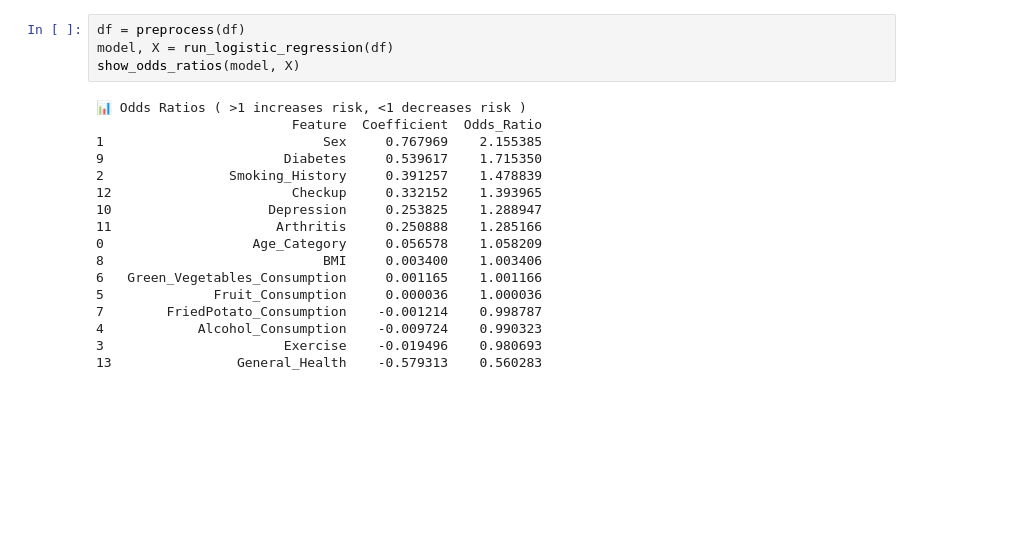
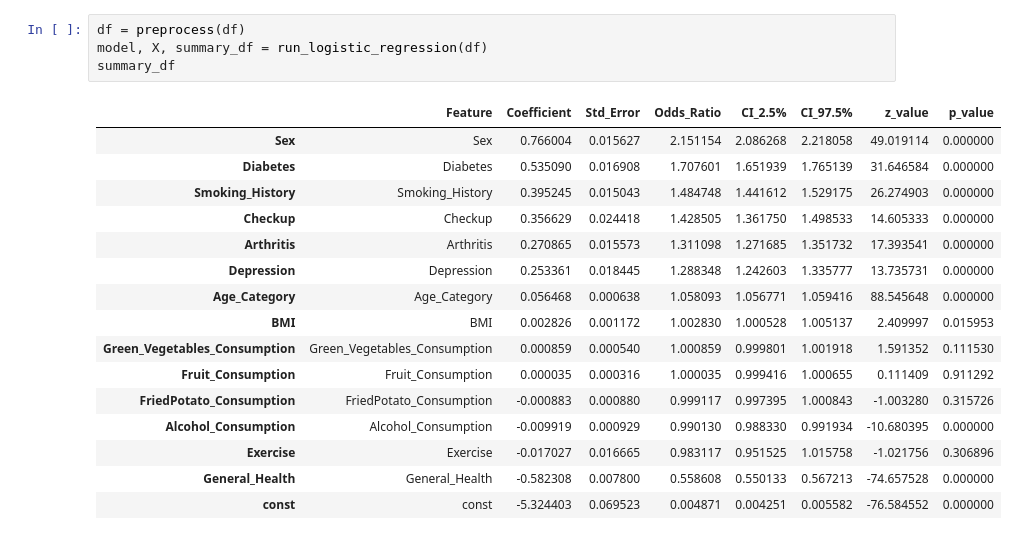
Before and after one commit to kris71028/Seminarska-naloga-VUI, a Jupyter notebook: regression.ipynb, the cells around one changed output. Drawn from its saved outputs; the diff is of its cells as text; blank space fills up the shorter version.

Commit message:
regression summary, xgboost

```diff
--- a/regression.ipynb
+++ b/regression.ipynb
@@ -41,21 +38,21 @@ plot_normality_qq(df)
 # %%
 df = preprocess(df)
-model, X = run_logistic_regression(df)
-show_odds_ratios(model, X)
+model, X, summary_df = run_logistic_regression(df)
+summary_df
 # %% [output]
-📊 Odds Ratios ( >1 increases risk, <1 decreases risk )
-                         Feature  Coefficient  Odds_Ratio
-1                            Sex     0.767969    2.155385
-9                       Diabetes     0.539617    1.715350
-2                Smoking_History     0.391257    1.478839
-12                       Checkup     0.332152    1.393965
-10                    Depression     0.253825    1.288947
-11                     Arthritis     0.250888    1.285166
-0                   Age_Category     0.056578    1.058209
-8                            BMI     0.003400    1.003406
-6   Green_Vegetables_Consumption     0.001165    1.001166
-5              Fruit_Consumption     0.000036    1.000036
-7        FriedPotato_Consumption    -0.001214    0.998787
-4            Alcohol_Consumption    -0.009724    0.990323
-3                       Exercise    -0.019496    0.980693
-13                General_Health    -0.579313    0.560283
+|  | Feature | Coefficient | Std_Error | Odds_Ratio | CI_2.5% | CI_97.5% | z_value | p_value |
+| Sex | Sex | 0.766004 | 0.015627 | 2.151154 | 2.086268 | 2.218058 | 49.019114 | 0.000000 |
+| Diabetes | Diabetes | 0.535090 | 0.016908 | 1.707601 | 1.651939 | 1.765139 | 31.646584 | 0.000000 |
+| Smoking_History | Smoking_History | 0.395245 | 0.015043 | 1.484748 | 1.441612 | 1.529175 | 26.274903 | 0.000000 |
+| Checkup | Checkup | 0.356629 | 0.024418 | 1.428505 | 1.361750 | 1.498533 | 14.605333 | 0.000000 |
+| Arthritis | Arthritis | 0.270865 | 0.015573 | 1.311098 | 1.271685 | 1.351732 | 17.393541 | 0.000000 |
+| Depression | Depression | 0.253361 | 0.018445 | 1.288348 | 1.242603 | 1.335777 | 13.735731 | 0.000000 |
+| Age_Category | Age_Category | 0.056468 | 0.000638 | 1.058093 | 1.056771 | 1.059416 | 88.545648 | 0.000000 |
+| BMI | BMI | 0.002826 | 0.001172 | 1.002830 | 1.000528 | 1.005137 | 2.409997 | 0.015953 |
+| Green_Vegetables_Consumption | Green_Vegetables_Consumption | 0.000859 | 0.000540 | 1.000859 | 0.999801 | 1.001918 | 1.591352 | 0.111530 |
+| Fruit_Consumption | Fruit_Consumption | 0.000035 | 0.000316 | 1.000035 | 0.999416 | 1.000655 | 0.111409 | 0.911292 |
+| FriedPotato_Consumption | FriedPotato_Consumption | -0.000883 | 0.000880 | 0.999117 | 0.997395 | 1.000843 | -1.003280 | 0.315726 |
+| Alcohol_Consumption | Alcohol_Consumption | -0.009919 | 0.000929 | 0.990130 | 0.988330 | 0.991934 | -10.680395 | 0.000000 |
+| Exercise | Exercise | -0.017027 | 0.016665 | 0.983117 | 0.951525 | 1.015758 | -1.021756 | 0.306896 |
+| General_Health | General_Health | -0.582308 | 0.007800 | 0.558608 | 0.550133 | 0.567213 | -74.657528 | 0.000000 |
+| const | const | -5.324403 | 0.069523 | 0.004871 | 0.004251 | 0.005582 | -76.584552 | 0.000000 |
```
Also changed, not shown: parts of 5 cells of this notebook, 1 other file.
